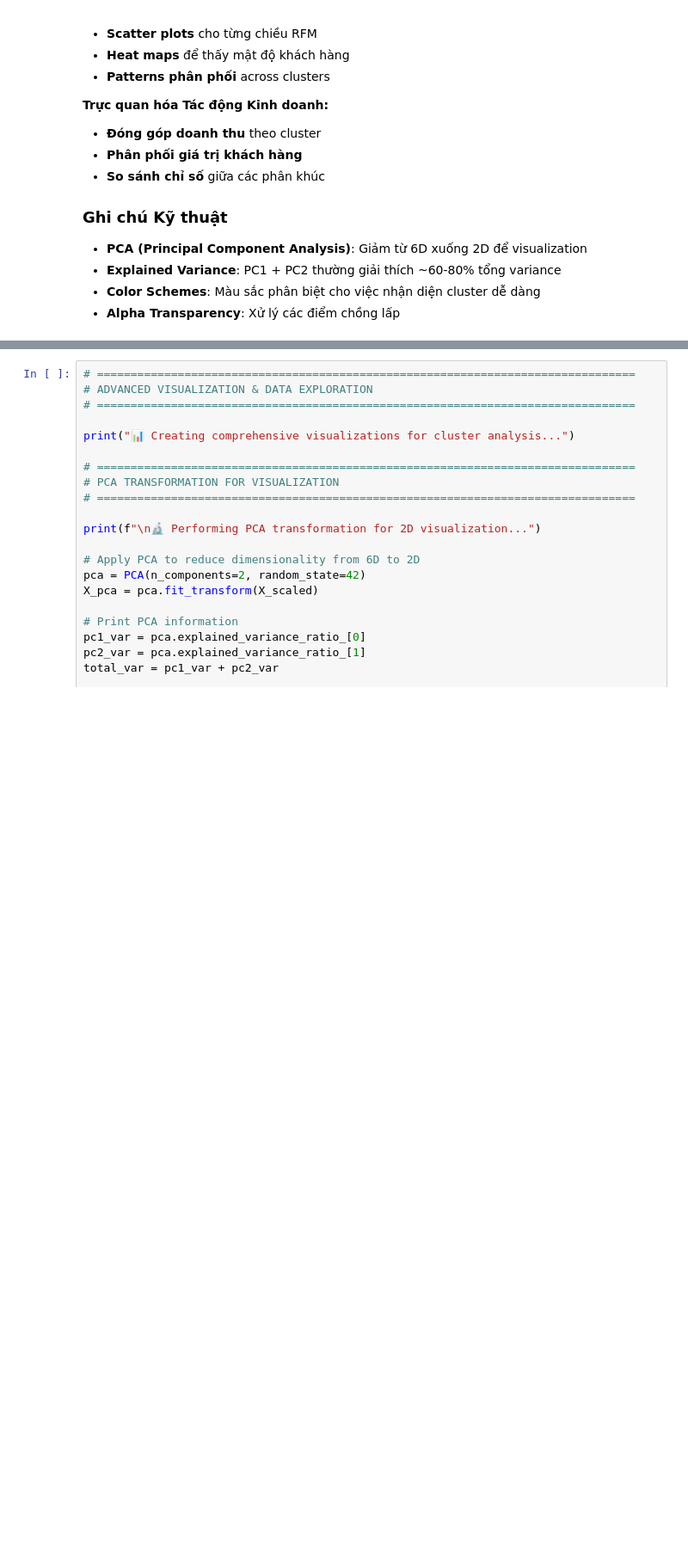
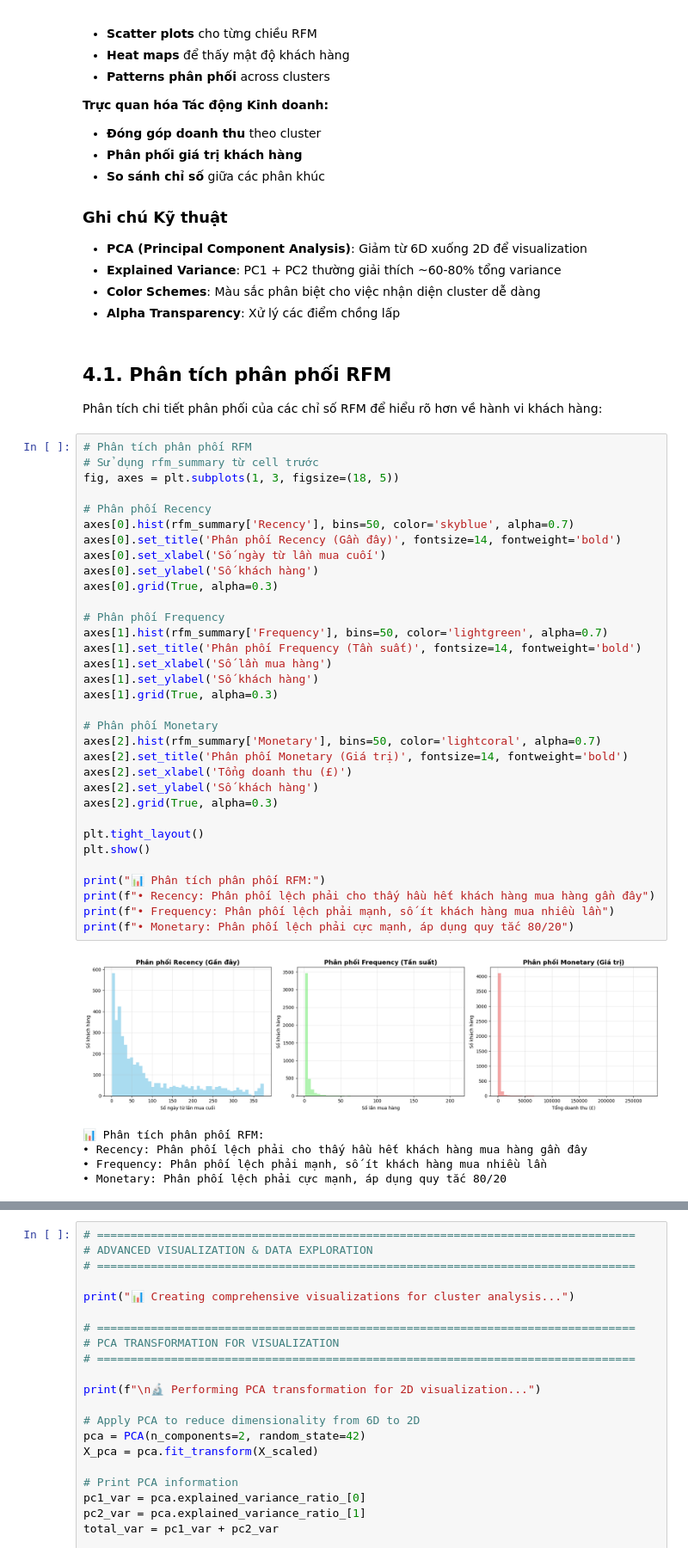
Before and after one commit to Tnemo65/DSpr, a Jupyter notebook: online_retail_analysis_compact.ipynb, the cells around one changed output, grey strips where cells are left out. Shown at 86% size. Drawn from its saved outputs; the diff is of its cells as text; blank space fills up the shorter version.

```diff
--- a/online_retail_analysis_compact.ipynb
+++ b/online_retail_analysis_compact.ipynb
@@ -1349,3 +1246,46 @@ Phân tích kinh doanh và khuyến nghị hoàn thành!
 - **Explained Variance**: PC1 + PC2 thường giải thích ~60-80% tổng variance
 - **Color Schemes**: Màu sắc phân biệt cho việc nhận diện cluster dễ dàng
 - **Alpha Transparency**: Xử lý các điểm chồng lấp
+# %% [markdown]
+## 4.1. Phân tích phân phối RFM
+
+Phân tích chi tiết phân phối của các chỉ số RFM để hiểu rõ hơn về hành vi khách hàng:
+# %%
+# Phân tích phân phối RFM
+# Sử dụng rfm_summary từ cell trước
+fig, axes = plt.subplots(1, 3, figsize=(18, 5))
+
+# Phân phối Recency
+axes[0].hist(rfm_summary['Recency'], bins=50, color='skyblue', alpha=0.7)
+axes[0].set_title('Phân phối Recency (Gần đây)', fontsize=14, fontweight='bold')
+axes[0].set_xlabel('Số ngày từ lần mua cuối')
+axes[0].set_ylabel('Số khách hàng')
+axes[0].grid(True, alpha=0.3)
+
+# Phân phối Frequency
+axes[1].hist(rfm_summary['Frequency'], bins=50, color='lightgreen', alpha=0.7)
+axes[1].set_title('Phân phối Frequency (Tần suất)', fontsize=14, fontweight='bold')
+axes[1].set_xlabel('Số lần mua hàng')
+axes[1].set_ylabel('Số khách hàng')
+axes[1].grid(True, alpha=0.3)
+
+# Phân phối Monetary
+axes[2].hist(rfm_summary['Monetary'], bins=50, color='lightcoral', alpha=0.7)
+axes[2].set_title('Phân phối Monetary (Giá trị)', fontsize=14, fontweight='bold')
+axes[2].set_xlabel('Tổng doanh thu (£)')
+axes[2].set_ylabel('Số khách hàng')
+axes[2].grid(True, alpha=0.3)
+
+plt.tight_layout()
+plt.show()
+
+print("📊 Phân tích phân phối RFM:")
+print(f"• Recency: Phân phối lệch phải cho thấy hầu hết khách hàng mua hàng gần đây")
+print(f"• Frequency: Phân phối lệch phải mạnh, số ít khách hàng mua nhiều lần")
+print(f"• Monetary: Phân phối lệch phải cực mạnh, áp dụng quy tắc 80/20")
+# %% [output]
+[figure, added]
+📊 Phân tích phân phối RFM:
+• Recency: Phân phối lệch phải cho thấy hầu hết khách hàng mua hàng gần đây
+• Frequency: Phân phối lệch phải mạnh, số ít khách hàng mua nhiều lần
+• Monetary: Phân phối lệch phải cực mạnh, áp dụng quy tắc 80/20
```
Also changed, not shown: parts of 28 cells of this notebook, 49 other files.
